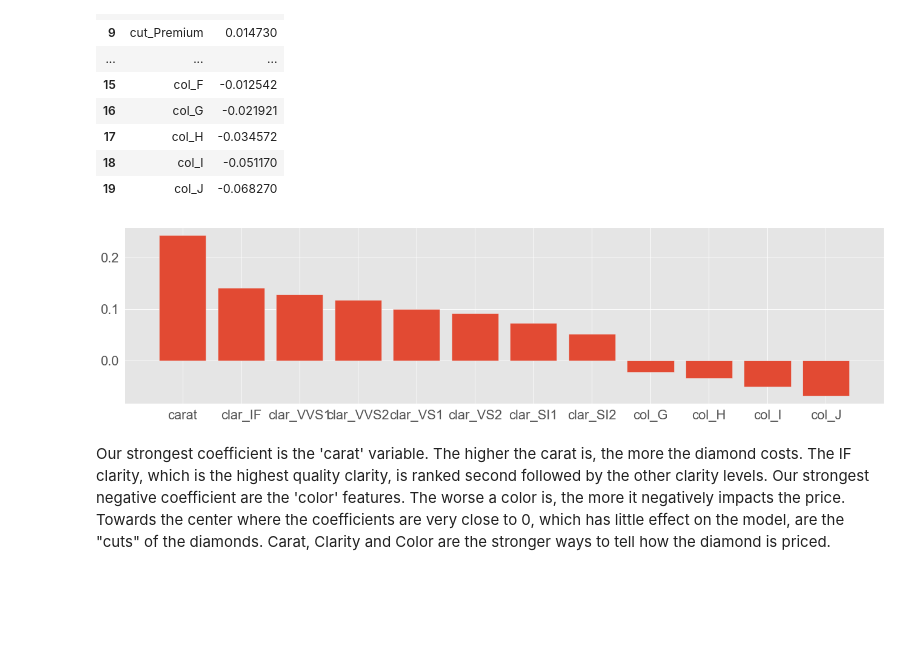
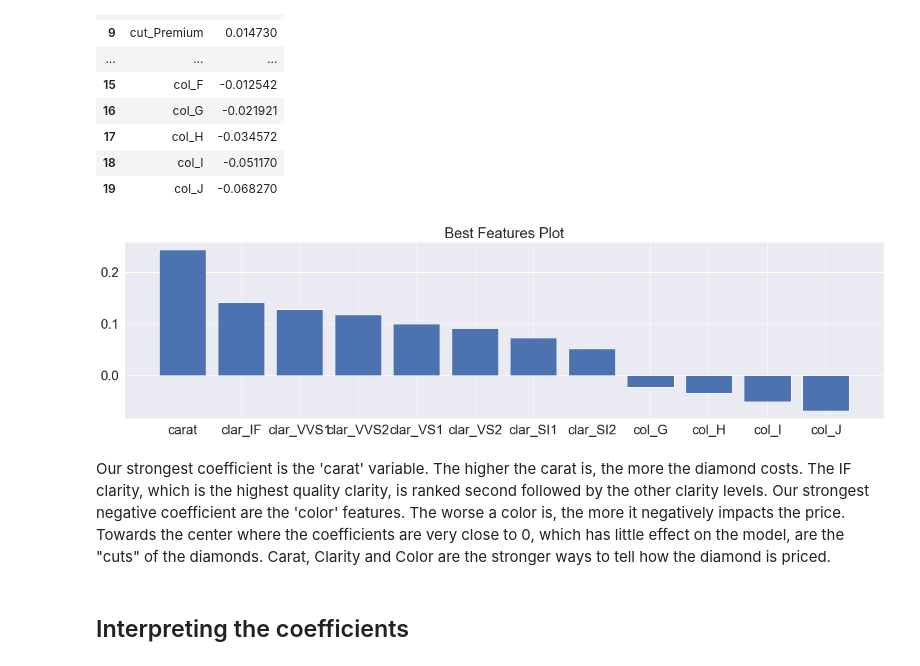
Before and after one commit to chrispfchung/diamonds-regression-project, a Jupyter notebook: Modeling.ipynb, the cells around one changed output. Saved outputs shown, nothing was run; the diff lists cells and outputs as text; code cells hidden in the pictures; blank space fills up the shorter version.

```diff
--- a/Lin_reg_project_code_bpb-modeling.ipynb
+++ b/Modeling.ipynb
@@ -359,8 +338,12 @@ features_df
 features_df_dropped = features_df.drop([8,9,10,11,12,13,14,15])
 # %%
 plt.figure(figsize=(20,5))
-plt.bar(features_df_dropped['features'], features_df_dropped['weight']);
+sns.set(font_scale=2)
+plt.bar(features_df_dropped['features'], features_df_dropped['weight'])
+plt.title('Best Features Plot');
 # %% [output]
-[figure, old version]
+[figure, new version]
 # %% [markdown]
 Our strongest coefficient is the 'carat' variable. The higher the carat is, the more the diamond costs. The IF clarity, which is the highest quality clarity, is ranked second followed by the other clarity levels. Our strongest negative coefficient are the 'color' features. The worse a color is, the more it negatively impacts the price. Towards the center where the coefficients are very close to 0, which has little effect on the model, are the "cuts" of the diamonds. Carat, Clarity and Color are the stronger ways to tell how the diamond is priced.
+# %% [markdown]
+## Interpreting the coefficients
```
Also changed, not shown: parts of 10 cells of this notebook, 3 other files.
